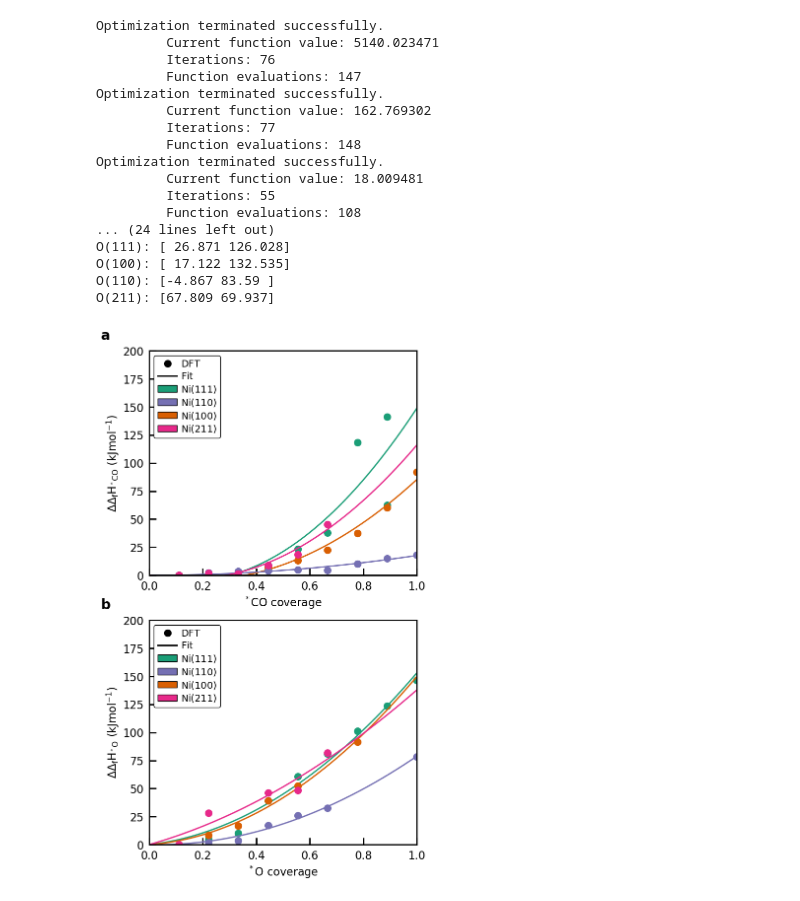
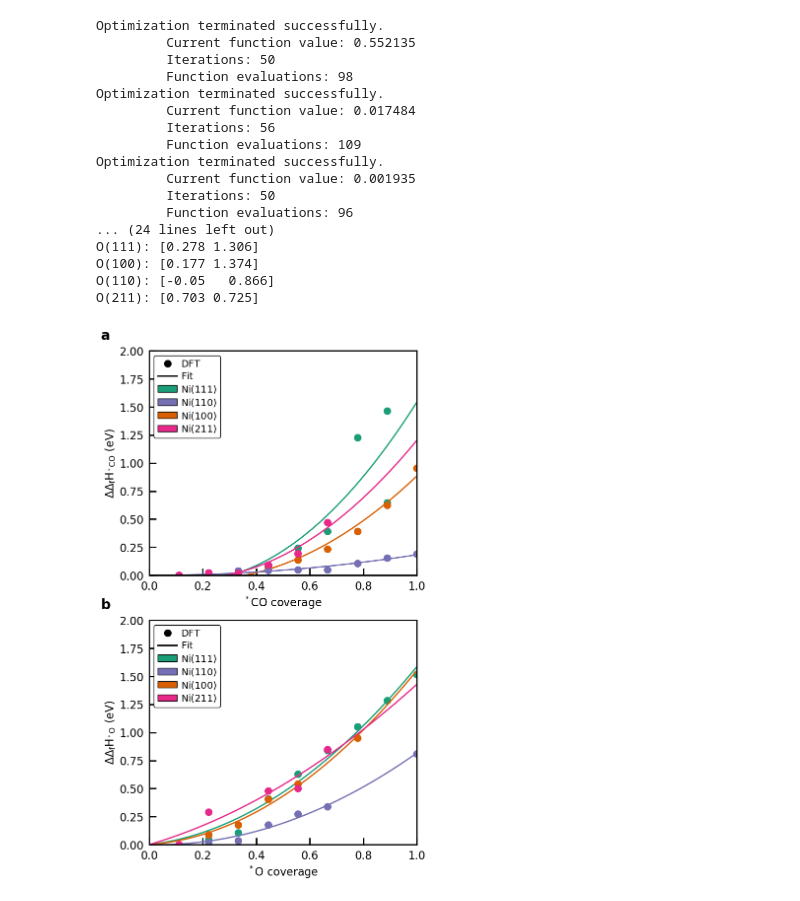
Before and after one commit to bjkreitz/multifacet, a Jupyter notebook: TPD/scripts/covdep_TPD.ipynb, the cells around one changed output. Drawn from its saved outputs; the diff is of its cells as text; code cells hidden in the pictures.

```diff
--- a/TPD/scripts/covdep_TPD.ipynb
+++ b/TPD/scripts/covdep_TPD.ipynb
@@ -72,36 +72,36 @@ def minimize_lin(params, theta, BEs):
     return sse
 
 theta_co_111 = np.array([1/9, 2/9, 3/9, 4/9, 5/9, 6/9, 8/9, 7/9, 8/9])
-hcov_co_111=(np.array([-1.587,-1.581,-1.58,-1.495,-1.343,-1.194,-0.9415,-0.3616,-0.1236])--1.587)*96.485
-scov_co_111=(np.array([0.04041,0.039,0.04057,0.04119,0.03542,0.03041,0.03109,0.02412,0.02142])-0.04041)
+hcov_co_111=(np.array([-1.587,-1.581,-1.58,-1.495,-1.343,-1.194,-0.9415,-0.3616,-0.1236])--1.587)
+scov_co_111=(np.array([0.04041,0.039,0.04057,0.04119,0.03542,0.03041,0.03109,0.02412,0.02142])-0.04041)/96.485
 
 theta_co_100 = np.array([1/9, 2/9, 3/9, 4/9, 5/9, 6/9, 7/9, 8/9, 9/9])
-hcov_co_100=(np.array([-1.601,-1.587,-1.576,-1.532,-1.462,-1.366,-1.211,-0.9772,-0.6485])--1.601)*96.485
-scov_co_100=(np.array([0.04517,0.04517,0.04413,0.04304,0.03991,0.03787,0.03589, 0.03162,0.02583])-0.04517)
+hcov_co_100=(np.array([-1.601,-1.587,-1.576,-1.532,-1.462,-1.366,-1.211,-0.9772,-0.6485])--1.601)
+scov_co_100=(np.array([0.04517,0.04517,0.04413,0.04304,0.03991,0.03787,0.03589, 0.03162,0.02583])-0.04517)/96.485
 
 theta_co_110 = np.array([1/9, 2/9, 3/9, 4/9, 5/9, 6/9, 7/9, 8/9, 9/9])
-hcov_co_110=(np.array([-1.621,-1.597,-1.582,-1.578,-1.572,-1.573,-1.515,-1.467,-1.432])--1.621)*96.485
-scov_co_110=(np.array([0.04555,0.04794,0.0509,0.05094,0.04594,0.04244,0.04023,0.03924,0.0348])-0.04555)
+hcov_co_110=(np.array([-1.621,-1.597,-1.582,-1.578,-1.572,-1.573,-1.515,-1.467,-1.432])--1.621)
+scov_co_110=(np.array([0.04555,0.04794,0.0509,0.05094,0.04594,0.04244,0.04023,0.03924,0.0348])-0.04555)/96.485
 
 theta_co_211 = np.array([1/9, 2/9, 3/9, 4/9, 5/9, 6/9])
-hcov_co_211=(np.array([-1.558,-1.537,-1.542,-1.466,-1.365,-1.088])--1.558)*96.485
-scov_co_211=(np.array([0.05915,0.0455,0.04257,0.03956,0.03704,0.03621])-0.05915)
+hcov_co_211=(np.array([-1.558,-1.537,-1.542,-1.466,-1.365,-1.088])--1.558)
+scov_co_211=(np.array([0.05915,0.0455,0.04257,0.03956,0.03704,0.03621])-0.05915)/96.485
 
 theta_o_111 = np.array([1/9, 2/9, 3/9, 4/9, 5/9, 6/9, 7/9, 8/9, 9/9])
-hcov_o_111=(np.array([-5.318,-5.273,-5.211,-4.91,-4.69,-4.478,-4.269,-4.035,-3.802])--5.318)*96.485
-scov_o_111=(np.array([0.01123,0.01123,0.0113,0.0106,0.01121,0.009554,0.009072,0.009072,0.01165])-0.01123)
+hcov_o_111=(np.array([-5.318,-5.273,-5.211,-4.91,-4.69,-4.478,-4.269,-4.035,-3.802])--5.318)
+scov_o_111=(np.array([0.01123,0.01123,0.0113,0.0106,0.01121,0.009554,0.009072,0.009072,0.01165])-0.01123)/96.485
 
 theta_o_100 = np.array([1/9, 2/9, 3/9, 4/9, 5/9, 7/9])
-hcov_o_100=(np.array([-5.647,-5.56,-5.472,-5.241,-5.105,-4.697])--5.647)*96.485
-scov_o_100=(np.array([0.0155,0.0154,0.01508,0.01478,0.01526,0.01423])-0.0155)
+hcov_o_100=(np.array([-5.647,-5.56,-5.472,-5.241,-5.105,-4.697])--5.647)
+scov_o_100=(np.array([0.0155,0.0154,0.01508,0.01478,0.01526,0.01423])-0.0155)/96.485
 
 theta_o_110 = np.array([1/9, 2/9, 3/9, 4/9, 5/9, 6/9, 9/9])
-hcov_o_110=(np.array([-5.173,-5.155,-5.137,-4.995,-4.902,-4.833,-4.362])--5.173)*96.485
-scov_o_110=(np.array([0.01951,0.01903,0.02071,0.02017,0.02066,0.01989,0.02771])-0.01951)
+hcov_o_110=(np.array([-5.173,-5.155,-5.137,-4.995,-4.902,-4.833,-4.362])--5.173)
+scov_o_110=(np.array([0.01951,0.01903,0.02071,0.02017,0.02066,0.01989,0.02771])-0.01951)/96.485
 
 theta_o_211 = np.array([1/9, 2/9, 4/9, 5/9, 6/9])
-hcov_o_211=(np.array([-5.213,-4.921,-4.733,-4.711,-4.364])--5.213)*96.485
-scov_o_211=(np.array([0.02025,0.02043,0.01254,0.01233,0.01213])-0.02025)
+hcov_o_211=(np.array([-5.213,-4.921,-4.733,-4.711,-4.364])--5.213)
+scov_o_211=(np.array([0.02025,0.02043,0.01254,0.01233,0.01213])-0.02025)/96.485
 
 guess_2nd = (-2.0, 6.0)
 h_co_111 = fmin(func=minimize_2nd, x0=guess_2nd, args=(theta_co_111, hcov_co_111))
@@ -179,51 +179,51 @@ ax0.plot(100, 100, color='k',marker='o', linewidth=2,linestyle='None', label='$\
 ax0.plot(100, 100, color='k',marker='None', linewidth=2,linestyle='solid', label='$\mathrm{Fit}$')
 
 ax1.plot(100, 100, color='k',marker='o', linewidth=2,linestyle='None', label='$\mathrm{DFT}$')
 ax1.plot(100, 100, color='k',marker='None', linewidth=2,linestyle='solid', label='$\mathrm{Fit}$')
 
 handles, labels = ax0.get_legend_handles_labels()
 ax0.legend(handles=[handles[0], handles[1],  patch_Ni111, patch_Ni100,patch_Ni110,patch_Ni211])
 
 handles, labels = ax1.get_legend_handles_labels()
 ax1.legend(handles=[handles[0], handles[1],  patch_Ni111, patch_Ni100,patch_Ni110,patch_Ni211])
 
-ax0.set_ylabel('$\mathrm{\Delta\Delta_f H_{^*CO}\ (kJmol^{-1})}$')
-ax0.set_ylim([0, 200])
+ax0.set_ylabel('$\mathrm{\Delta\Delta_f H_{^*CO}\ (eV)}$')
+ax0.set_ylim([0, 2])
 ax0.set_xlim([0, 1])
 ax0.set_xlabel('$\mathrm{^*CO\ coverage}$')
 
-ax1.set_ylabel('$\mathrm{\Delta\Delta_f H_{^*O}\ (kJmol^{-1})}$')
-ax1.set_ylim([0, 200])
+ax1.set_ylabel('$\mathrm{\Delta\Delta_f H_{^*O}\ (eV)}$')
+ax1.set_ylim([0, 2])
 ax1.set_xlim([0, 1])
 ax1.set_xlabel('$\mathrm{^*O\ coverage}$')
 
 
 import string
 ax0.text(-0.18, 1.05, string.ascii_lowercase[0], transform=ax0.transAxes, size=20, weight='bold')
 ax1.text(-0.18, 1.05, string.ascii_lowercase[1], transform=ax1.transAxes, size=20, weight='bold')
 
 plt.savefig('coverae_dependence_multifacet.pdf', transparent=False, bbox_inches='tight')
 #plt.savefig('enthalpy_multifacet.png', dpi=300, transparent=False, bbox_inches='tight')
 plt.show()
 # %% [output]
 Optimization terminated successfully.
-         Current function value: 5140.023471
-         Iterations: 76
-         Function evaluations: 147
+         Current function value: 0.552135
+         Iterations: 50
+         Function evaluations: 98
 Optimization terminated successfully.
-         Current function value: 162.769302
-         Iterations: 77
-         Function evaluations: 148
+         Current function value: 0.017484
+         Iterations: 56
+         Function evaluations: 109
 Optimization terminated successfully.
-         Current function value: 18.009481
-         Iterations: 55
-         Function evaluations: 108
+         Current function value: 0.001935
+         Iterations: 50
+         Function evaluations: 96
 ... (24 lines left out)
-O(111): [ 26.871 126.028]
-O(100): [ 17.122 132.535]
-O(110): [-4.867 83.59 ]
-O(211): [67.809 69.937]
+O(111): [0.278 1.306]
+O(100): [0.177 1.374]
+O(110): [-0.05   0.866]
+O(211): [0.703 0.725]
-[figure, old version]
+[figure, new version]
 # %%
 from scipy.optimize import fmin
 import numpy as np
```
Also changed, not shown: parts of 1 cell of this notebook, 3 other files.
